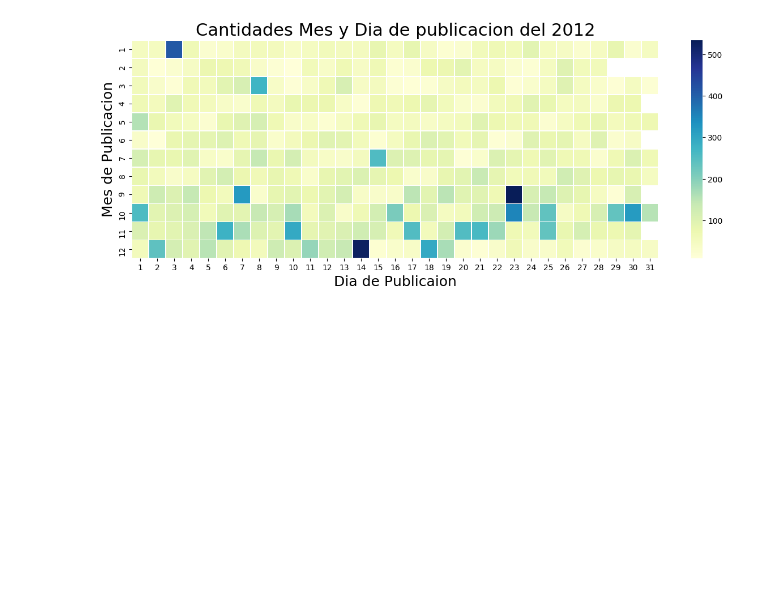
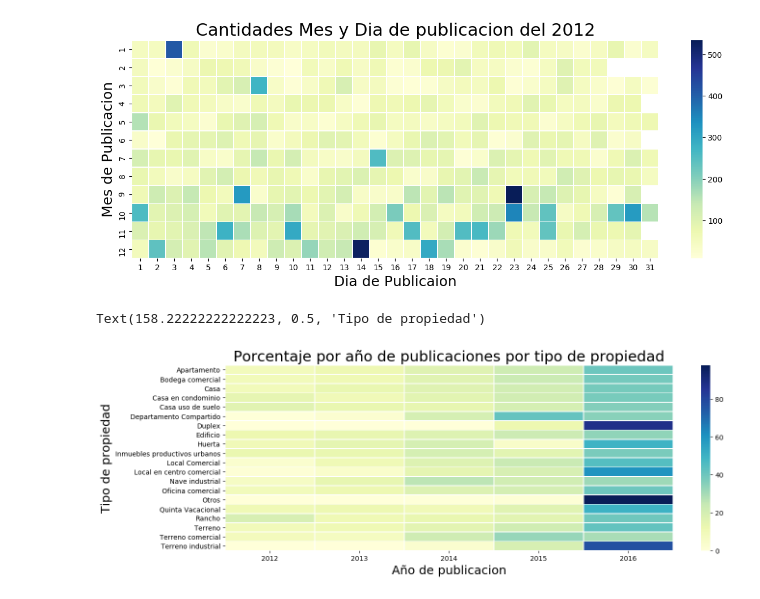
Before and after one commit to petermacgaul/orgaDatos-1, a Jupyter notebook: TP1/05-AnalisisPorFecha.ipynb, the cells around one changed output. Cells and saved outputs as stored; diff of their text form; code cells hidden in the pictures; blank space fills up the shorter version.

```diff
--- a/TP1/05-AnalisisPorFecha.ipynb
+++ b/TP1/05-AnalisisPorFecha.ipynb
@@ -151,3 +151,22 @@ g.set_ylabel("Mes de Publicacion", fontsize=18)
 # %% [output]
 Text(158.22222222222223, 0.5, 'Mes de Publicacion')
 [figure]
+# %%
+#Heatmap de mes y tipo de prop
+b = df[["anio de publicacion","mes de publicacion","tipodepropiedad","id"]]
+b = b[(b["tipodepropiedad"]!="Hospedaje") & (b["tipodepropiedad"]!="Lote") & (b["tipodepropiedad"]!="Garage")]
+a = b.pivot_table(index="anio de publicacion",columns="tipodepropiedad",values= "id", aggfunc= "count" ).fillna(value=0)
+b = b.pivot_table(index="mes de publicacion",columns="tipodepropiedad",values= "id", aggfunc= "count" ).fillna(value=0)
+b = b.transform(lambda x: (x * 100) / x.sum()).T
+a = a.transform(lambda x: (x * 100) / x.sum()).T
+# %%
+plt.figure(figsize=(15,5))
+g = sns.heatmap(a,  cmap="YlGnBu", linewidths=.5,)
+
+g.set_ylim(20,-0,1)
+g.set_title("Porcentaje por año de publicaciones por tipo de propiedad", fontsize=22)
+g.set_xlabel("Año de publicacion",fontsize=18)
+g.set_ylabel("Tipo de propiedad", fontsize=18)
+# %% [output]
+Text(158.22222222222223, 0.5, 'Tipo de propiedad')
+[figure, added]
```
Also changed, not shown: parts of 1 cell of this notebook.
